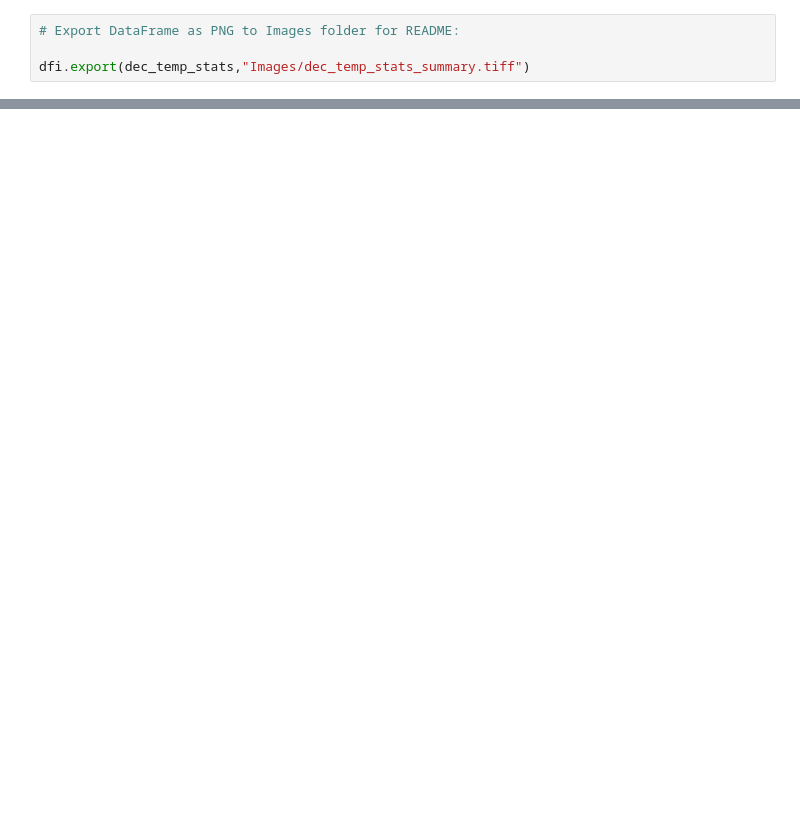
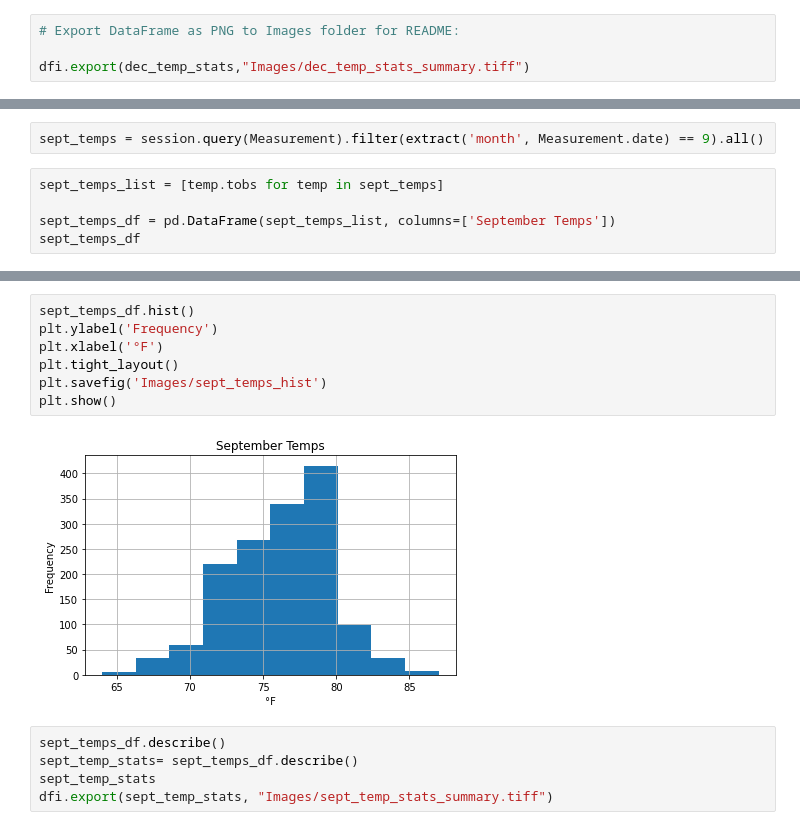
Before and after one commit to Brotherscodes/Surfs_Up, a Jupyter notebook: SurfsUp_Challenge.ipynb, the cells around one changed output, grey strips where cells are left out. Cells and saved outputs as stored; diff of their text form; blank space fills up the shorter version.

```diff
--- a/SurfsUp_Challenge.ipynb
+++ b/SurfsUp_Challenge.ipynb
@@ -141,0 +191,7 @@ dfi.export(dec_temp_stats,"Images/dec_temp_stats_summary.tiff")
+# %%
+sept_temps = session.query(Measurement).filter(extract('month', Measurement.date) == 9).all()
+# %%
+sept_temps_list = [temp.tobs for temp in sept_temps]
+
+sept_temps_df = pd.DataFrame(sept_temps_list, columns=['September Temps'])
+sept_temps_df
@@ -141,0 +212,14 @@ dfi.export(dec_temp_stats,"Images/dec_temp_stats_summary.tiff")
+# %%
+sept_temps_df.hist()
+plt.ylabel('Frequency')
+plt.xlabel('°F')
+plt.tight_layout()
+plt.savefig('Images/sept_temps_hist')
+plt.show()
+# %% [output]
+[figure, added]
+# %%
+sept_temps_df.describe()
+sept_temp_stats= sept_temps_df.describe()
+sept_temp_stats
+dfi.export(sept_temp_stats, "Images/sept_temp_stats_summary.tiff")
```
Also changed, not shown: parts of 9 cells of this notebook, 5 other files.
